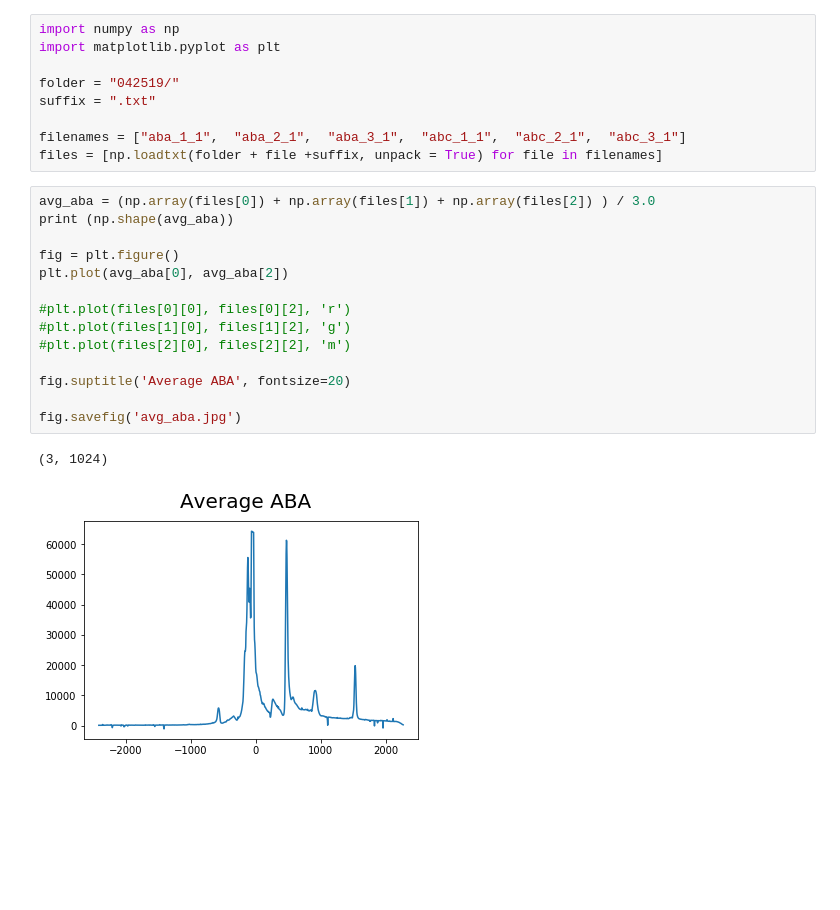
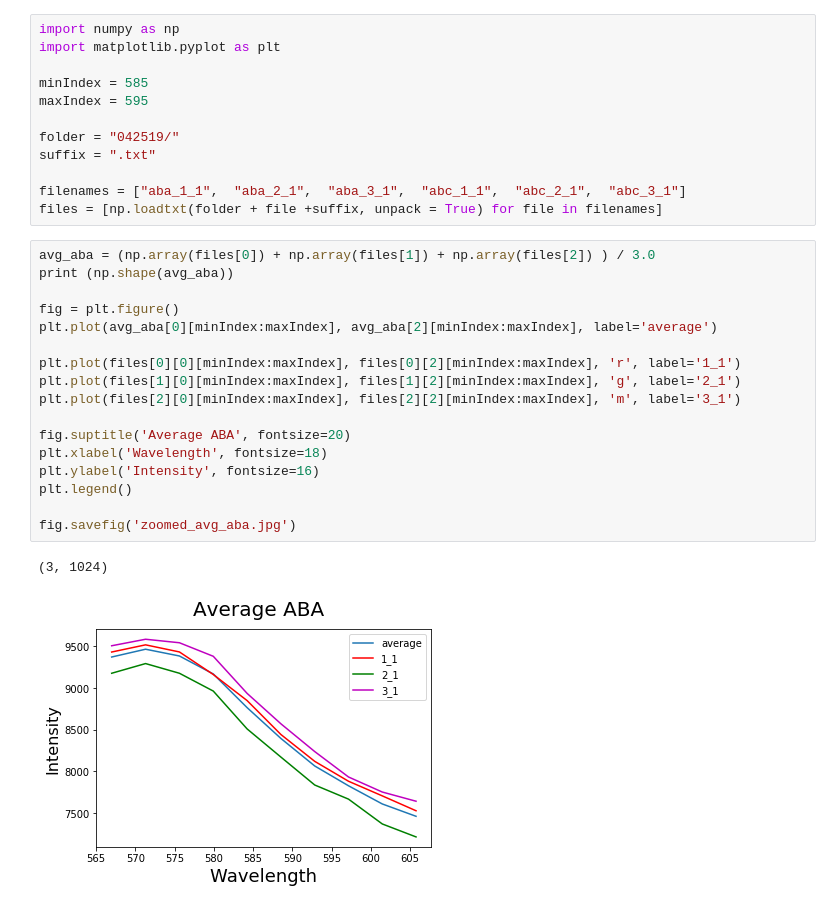
Before and after one commit to Yi-J-Zhu/ULAB, a Jupyter notebook: Raman.ipynb, the cells around one changed output. Drawn from its saved outputs; the diff is of its cells as text; blank space fills up the shorter version.

Commit message:
create zoomed graphs as requested

```diff
--- a/Raman.ipynb
+++ b/Raman.ipynb
@@ -1,6 +1,9 @@
 # %%
 import numpy as np
 import matplotlib.pyplot as plt
+
+minIndex = 585
+maxIndex = 595
 
 folder = "042519/"
 suffix = ".txt"
@@ -10,20 +13,23 @@ files = [np.loadtxt(folder + file +suffix, unpack = True) for file in filenames]
 # %%
 avg_aba = (np.array(files[0]) + np.array(files[1]) + np.array(files[2]) ) / 3.0
 print (np.shape(avg_aba))
 
 fig = plt.figure()
-plt.plot(avg_aba[0], avg_aba[2])
+plt.plot(avg_aba[0][minIndex:maxIndex], avg_aba[2][minIndex:maxIndex], label='average')
 
-#plt.plot(files[0][0], files[0][2], 'r')
-#plt.plot(files[1][0], files[1][2], 'g')
-#plt.plot(files[2][0], files[2][2], 'm')
+plt.plot(files[0][0][minIndex:maxIndex], files[0][2][minIndex:maxIndex], 'r', label='1_1')
+plt.plot(files[1][0][minIndex:maxIndex], files[1][2][minIndex:maxIndex], 'g', label='2_1')
+plt.plot(files[2][0][minIndex:maxIndex], files[2][2][minIndex:maxIndex], 'm', label='3_1')
 
 fig.suptitle('Average ABA', fontsize=20)
+plt.xlabel('Wavelength', fontsize=18)
+plt.ylabel('Intensity', fontsize=16)
+plt.legend()
 
-fig.savefig('avg_aba.jpg')
+fig.savefig('zoomed_avg_aba.jpg')
 # %% [output]
 (3, 1024)
-[figure, old version]
+[figure, new version]
 # %%
 avg_abc = (np.array(files[3]) + np.array(files[4]) + np.array(files[5]) ) / 3.0
 print (np.shape(avg_aba))
```
Also changed, not shown: parts of 3 cells of this notebook, 4 other files.
